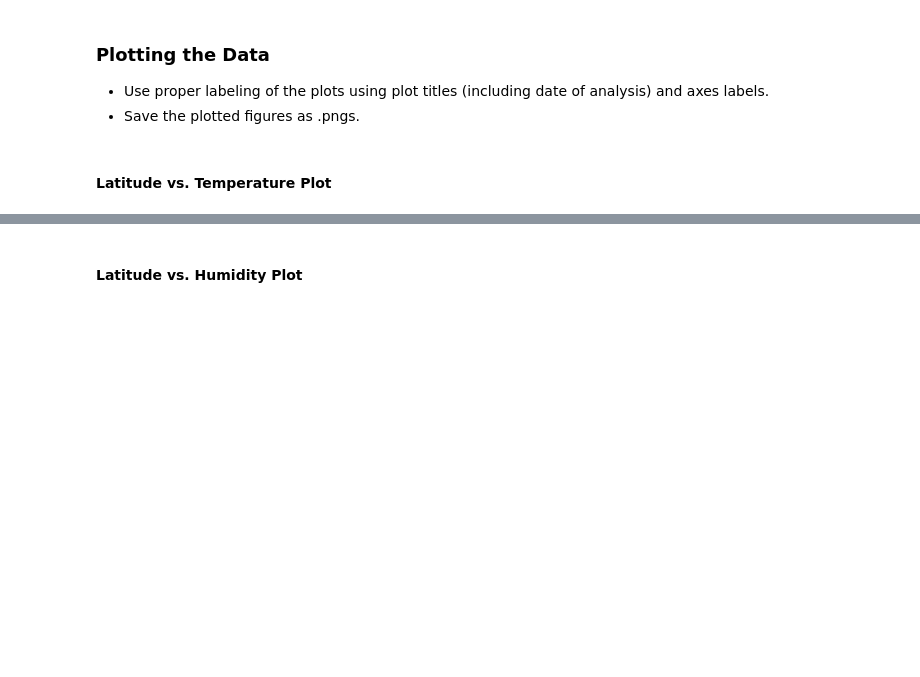
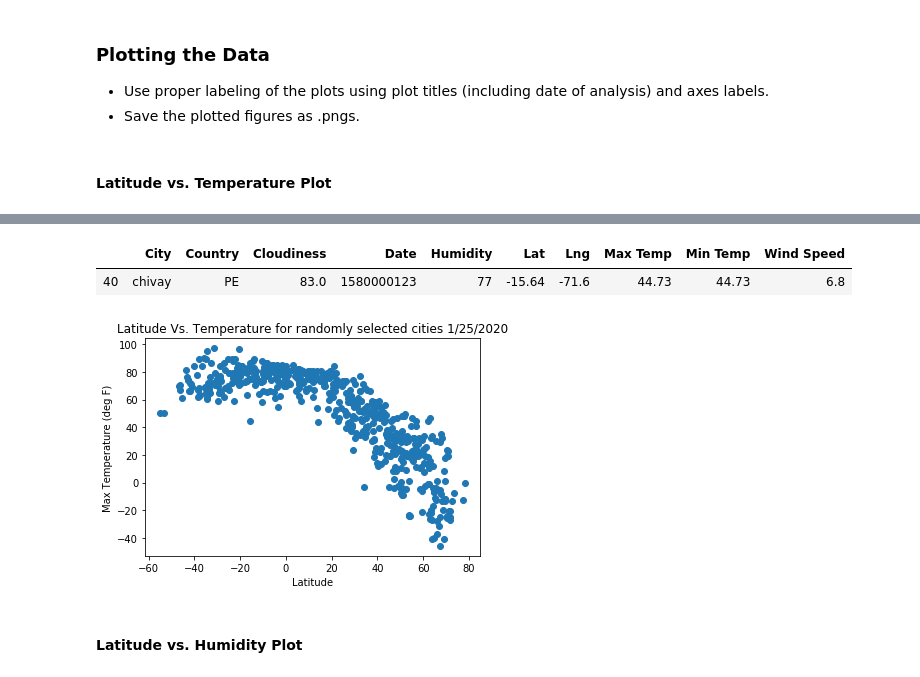
Before and after one commit to CollectionOfAtoms/python-api-challenge, a Jupyter notebook: starter_code/WeatherPy.ipynb, the cells around one changed output, grey strips where cells are left out. Saved outputs shown, nothing was run; the diff lists cells and outputs as text; code cells hidden in the pictures; blank space fills up the shorter version.

```diff
--- a/starter_code/WeatherPy.ipynb
+++ b/starter_code/WeatherPy.ipynb
@@ -116,0 +156,7 @@ dtype: int64
+# %%
+#Replace all empty string rows with nans in one column
+cities_df["Cloudiness"].replace("", np.nan, inplace=True)
+#Drop all rows with a nan
+cities_df = cities_df.dropna()
+
+cities_df.to_csv("../output_data/cities.csv", index=False)
@@ -126,2 +185,21 @@ dtype: int64
+# %%
+date = "1/25/2020"
+ax = plt.scatter(cities_df["Lat"], cities_df["Max Temp"])
+plt.xlabel("Latitude")
+plt.ylabel("Max Temperature (deg F)")
+plt.title(f"Latitude Vs. Temperature for randomly selected cities {date}")
+
+#Weird there is one city near the equator that's suprisingly cold?
+# What is it?
+
+cities_copy = cities_df.loc[cities_df["Lat"] > -20]
+cities_copy = cities_copy.loc[cities_copy["Lat"] < 0]
+cities_copy = cities_copy.loc[cities_copy["Max Temp"] == cities_copy["Max Temp"].min()]
+
+cities_copy
+# %% [output]
+|  | City | Country | Cloudiness | Date | Humidity | Lat | Lng | Max Temp | Min Temp | Wind Speed |
+| 40 | chivay | PE | 83.0 | 1580000123 | 77 | -15.64 | -71.6 | 44.73 | 44.73 | 6.8 |
+[figure, added]
 # %% [markdown]
 #### Latitude vs. Humidity Plot
```
Also changed, not shown: parts of 12 cells of this notebook, 1 other file.
